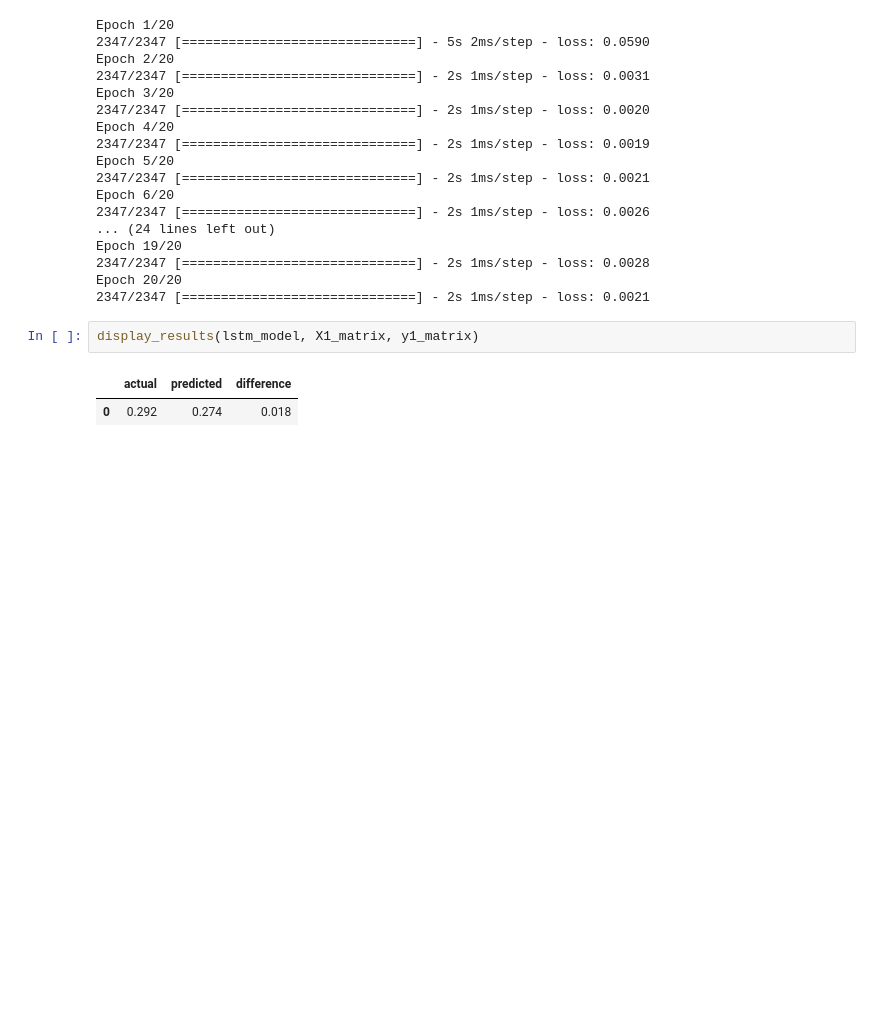
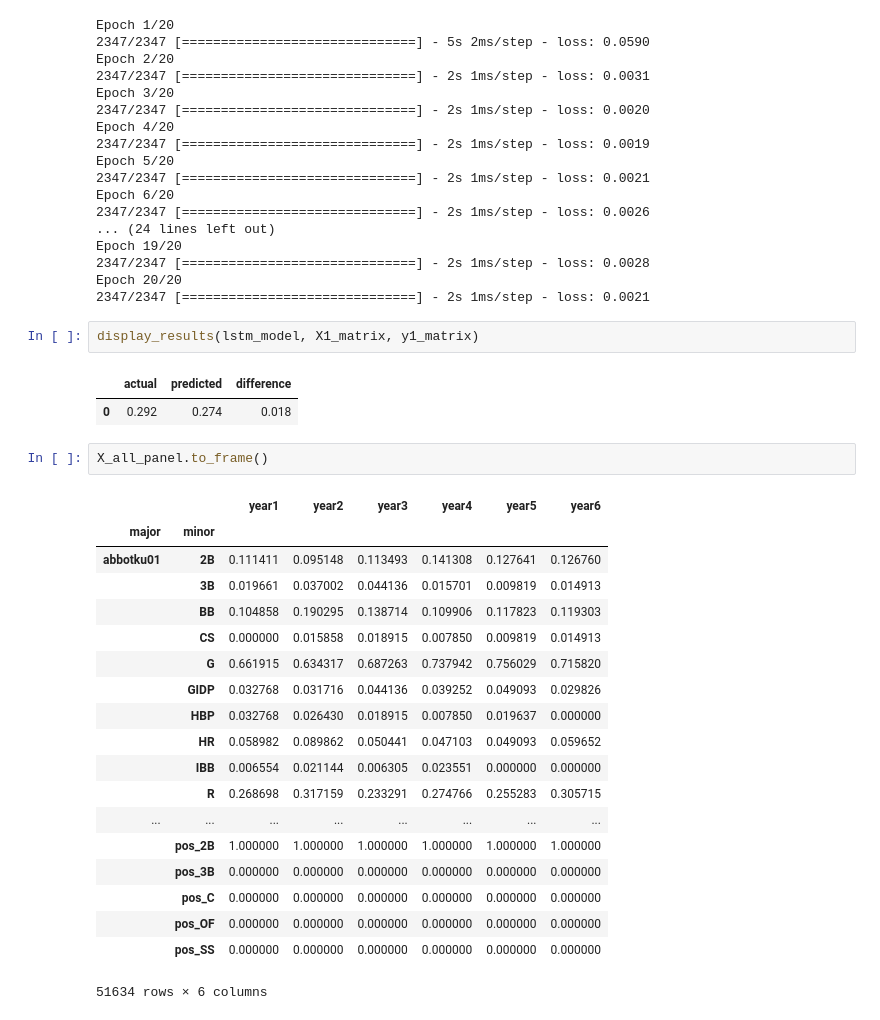
Before and after one commit to aaronmcd1214/Capstone, a Jupyter notebook: LSTM Exploration.ipynb, the cells around one changed output. Drawn from its saved outputs; the diff is of its cells as text; blank space fills up the shorter version.

```diff
--- a/LSTM Exploration.ipynb
+++ b/LSTM Exploration.ipynb
@@ -455,3 +455,25 @@ display_results(lstm_model, X1_matrix, y1_matrix)
 # %% [output]
 |  | actual | predicted | difference |
 | 0 | 0.292 | 0.274 | 0.018 |
+# %%
+X_all_panel.to_frame()
+# %% [output]
+|  |  | year1 | year2 | year3 | year4 | year5 | year6 |
+| major | minor |  |  |  |  |  |  |
+| abbotku01 | 2B | 0.111411 | 0.095148 | 0.113493 | 0.141308 | 0.127641 | 0.126760 |
+|  | 3B | 0.019661 | 0.037002 | 0.044136 | 0.015701 | 0.009819 | 0.014913 |
+|  | BB | 0.104858 | 0.190295 | 0.138714 | 0.109906 | 0.117823 | 0.119303 |
+|  | CS | 0.000000 | 0.015858 | 0.018915 | 0.007850 | 0.009819 | 0.014913 |
+|  | G | 0.661915 | 0.634317 | 0.687263 | 0.737942 | 0.756029 | 0.715820 |
+|  | GIDP | 0.032768 | 0.031716 | 0.044136 | 0.039252 | 0.049093 | 0.029826 |
+|  | HBP | 0.032768 | 0.026430 | 0.018915 | 0.007850 | 0.019637 | 0.000000 |
+|  | HR | 0.058982 | 0.089862 | 0.050441 | 0.047103 | 0.049093 | 0.059652 |
+|  | IBB | 0.006554 | 0.021144 | 0.006305 | 0.023551 | 0.000000 | 0.000000 |
+|  | R | 0.268698 | 0.317159 | 0.233291 | 0.274766 | 0.255283 | 0.305715 |
+| ... | ... | ... | ... | ... | ... | ... | ... |
+|  | pos_2B | 1.000000 | 1.000000 | 1.000000 | 1.000000 | 1.000000 | 1.000000 |
+|  | pos_3B | 0.000000 | 0.000000 | 0.000000 | 0.000000 | 0.000000 | 0.000000 |
+|  | pos_C | 0.000000 | 0.000000 | 0.000000 | 0.000000 | 0.000000 | 0.000000 |
+|  | pos_OF | 0.000000 | 0.000000 | 0.000000 | 0.000000 | 0.000000 | 0.000000 |
+|  | pos_SS | 0.000000 | 0.000000 | 0.000000 | 0.000000 | 0.000000 | 0.000000 |
+51634 rows × 6 columns
```
Also changed, not shown: 8 other files.
